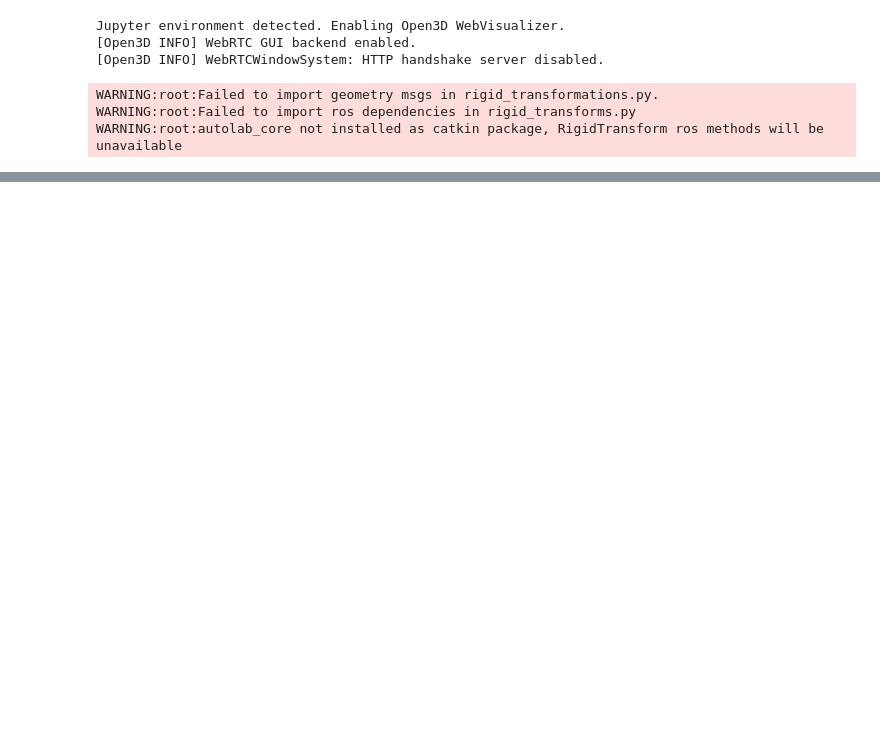
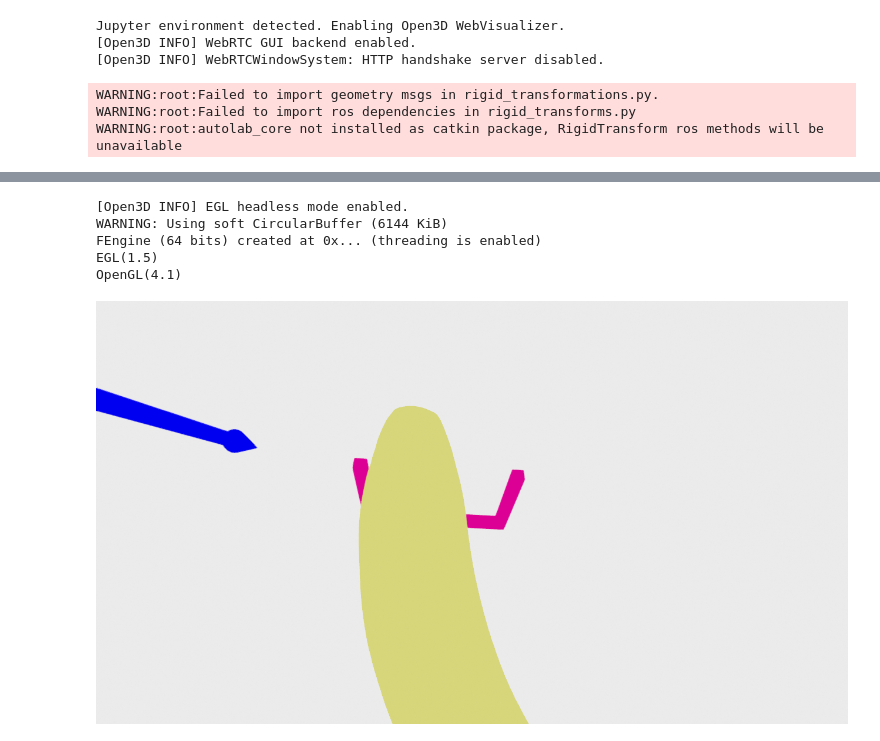
Before and after one commit to sina-behnam/Grasp2sim, a Jupyter notebook: notebooks/sim_debug.ipynb, the cells around one changed output, grey strips where cells are left out. Drawn from its saved outputs; the diff is of its cells as text; code cells hidden in the pictures; blank space fills up the shorter version.

```diff
--- a/notebooks/sim_debug.ipynb
+++ b/notebooks/sim_debug.ipynb
@@ -303,0 +49,19 @@ plt.show()
+# %%
+from graspnetAPI import GraspGroup
+import copy
+
+def filter_by_object_id(grasps_group : GraspGroup, object_id) -> GraspGroup:
+
+    filtered_grasp_group_array = copy.deepcopy(grasps_group.grasp_group_array)
+
+    filter_grasp_group = GraspGroup(filtered_grasp_group_array[filtered_grasp_group_array[:, 16] == object_id])
+
+    return filter_grasp_group
+
+one_object_grasps = filter_by_object_id(hand.gg, 5)
+
+sample_pose = GraspGroup()
+
+sample_pose.grasp_group_array = one_object_grasps.grasp_group_array[2:3]
+
+sample_pose
@@ -303,0 +85,31 @@ plt.show()
+# %%
+import open3d as o3d
+from poses.publisher import render_geometries_to_notebook
+
+mesh = o3d.io.read_triangle_mesh("/home/sbehnam/models/005/nontextured.stl")
+mesh.compute_vertex_normals()
+mesh.paint_uniform_color([0.7, 0.7, 0.2])
+
+from graspnetAPI.utils.utils import parse_posevector
+
+for pv in s.posevectors:
+
+    obj_idx, obj_pose_cam = parse_posevector(pv)
+    if obj_idx == object_id:
+        mesh.transform(s.camera_pose @ obj_pose_cam)
+        break;
+
+# Table coordinate frame for reference
+frame = o3d.geometry.TriangleMesh.create_coordinate_frame(size=0.1)
+
+sample_pose.transform(s.camera_pose)
+grippers = sample_pose.to_open3d_geometry_list()
+
+render_geometries_to_notebook([frame, mesh] + grippers)
+# %% [output]
+[Open3D INFO] EGL headless mode enabled.
+WARNING: Using soft CircularBuffer (6144 KiB)
+FEngine (64 bits) created at 0x... (threading is enabled)
+EGL(1.5)
+OpenGL(4.1)
+[figure, added]
```
Also changed, not shown: parts of 31 cells of this notebook.
